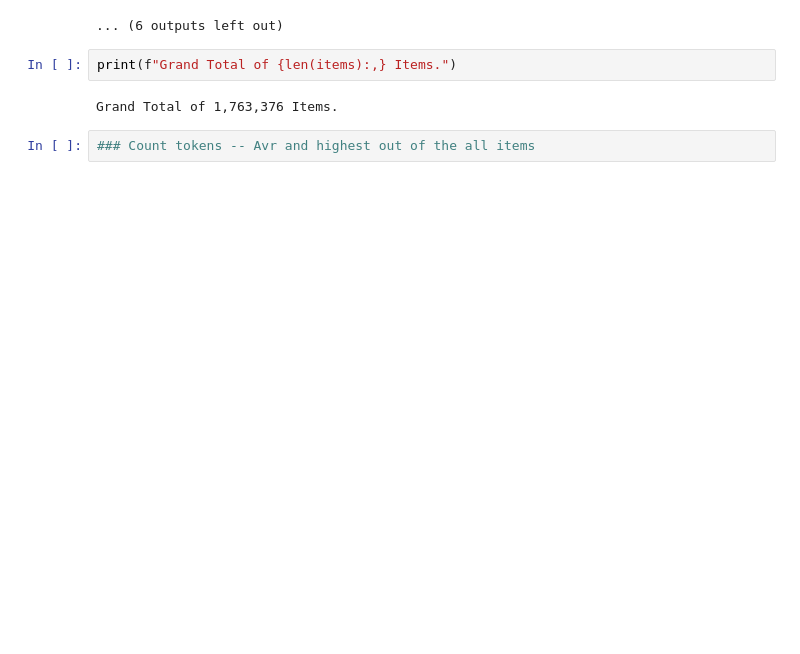
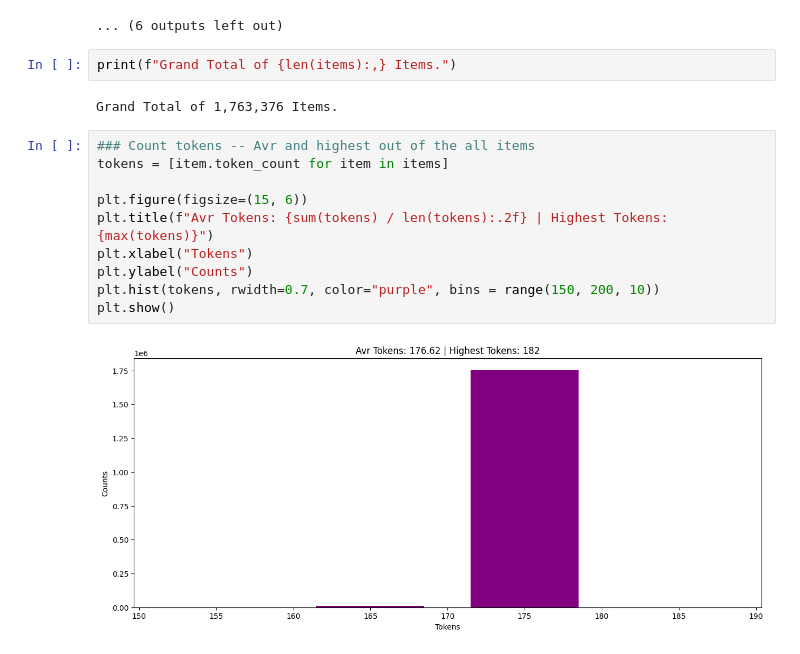
Before and after one commit to mightyoctopus/dataset-curation-data-cleanup, a Jupyter notebook: d2_data_curation_part2.ipynb, the cells around one changed output. Drawn from its saved outputs; the diff is of its cells as text; blank space fills up the shorter version.

```diff
--- a/d2_data_curation_part2.ipynb
+++ b/d2_data_curation_part2.ipynb
@@ -117,6 +118,16 @@ print(f"Grand Total of {len(items):,} Items.")
 Grand Total of 1,763,376 Items.
 # %%
 ### Count tokens -- Avr and highest out of the all items
+tokens = [item.token_count for item in items]
+
+plt.figure(figsize=(15, 6))
+plt.title(f"Avr Tokens: {sum(tokens) / len(tokens):.2f} | Highest Tokens: {max(tokens)}")
+plt.xlabel("Tokens")
+plt.ylabel("Counts")
+plt.hist(tokens, rwidth=0.7, color="purple", bins = range(150, 200, 10))
+plt.show()
+# %% [output]
+[figure, added]
 # %%
 ### Price distribution out of the all items
 ### (Avr price and highest)
```
Also changed, not shown: parts of 7 cells of this notebook.
